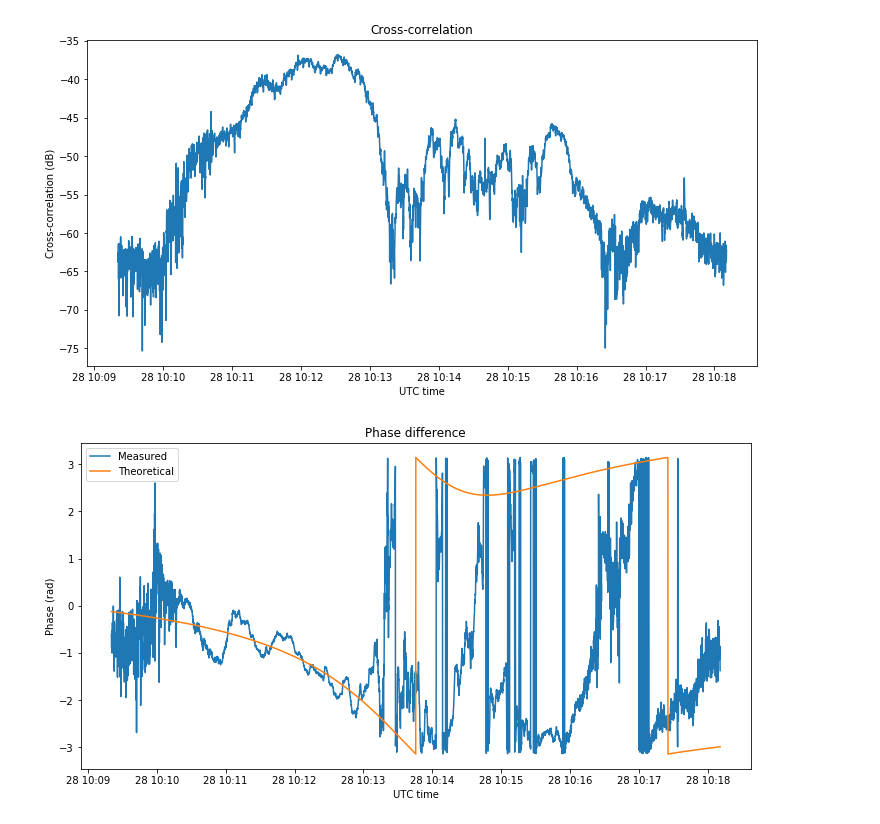
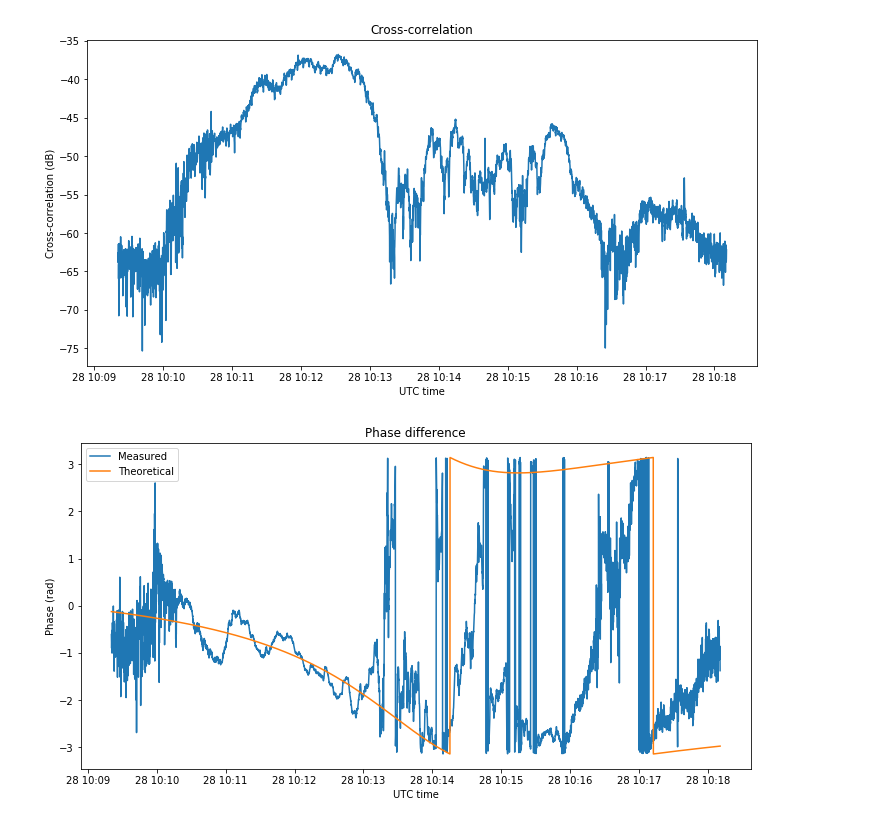
Before and after one commit to daniestevez/jupyter_notebooks, a Jupyter notebook: aoa/Nayif-1 calibration.ipynb, the cells around one changed output. Drawn from its saved outputs; the diff is of its cells as text; code cells hidden in the pictures.

```diff
--- a/aoa/Nayif-1 calibration.ipynb
+++ b/aoa/Nayif-1 calibration.ipynb
@@ -66,12 +66,12 @@ plt.ylabel('Cross-correlation (dB)');
 # %%
 plt.figure(figsize = (12,6), facecolor = 'w')
 plt.plot(sample_time, np.angle(corr))
-theta = np.sin(np.deg2rad(35-az.degrees))*np.pi-0.8
+theta = np.sin(np.deg2rad(35-az.degrees))*np.cos(alt.radians)*np.pi-0.8
 theta = (theta + np.pi) % (2*np.pi) - np.pi
 plt.plot(sample_time, theta)
 plt.title('Phase difference')
 plt.legend(['Measured', 'Theoretical'])
 plt.xlabel('UTC time')
 plt.ylabel('Phase (rad)');
 # %% [output]
-[figure, old version]
+[figure, new version]
```
